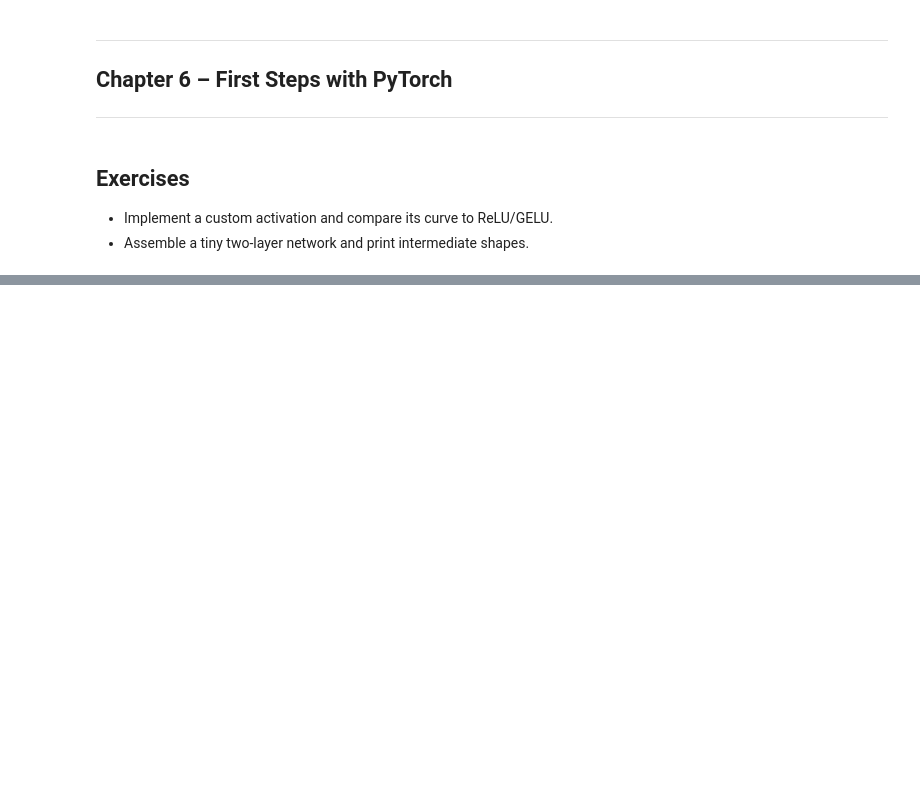
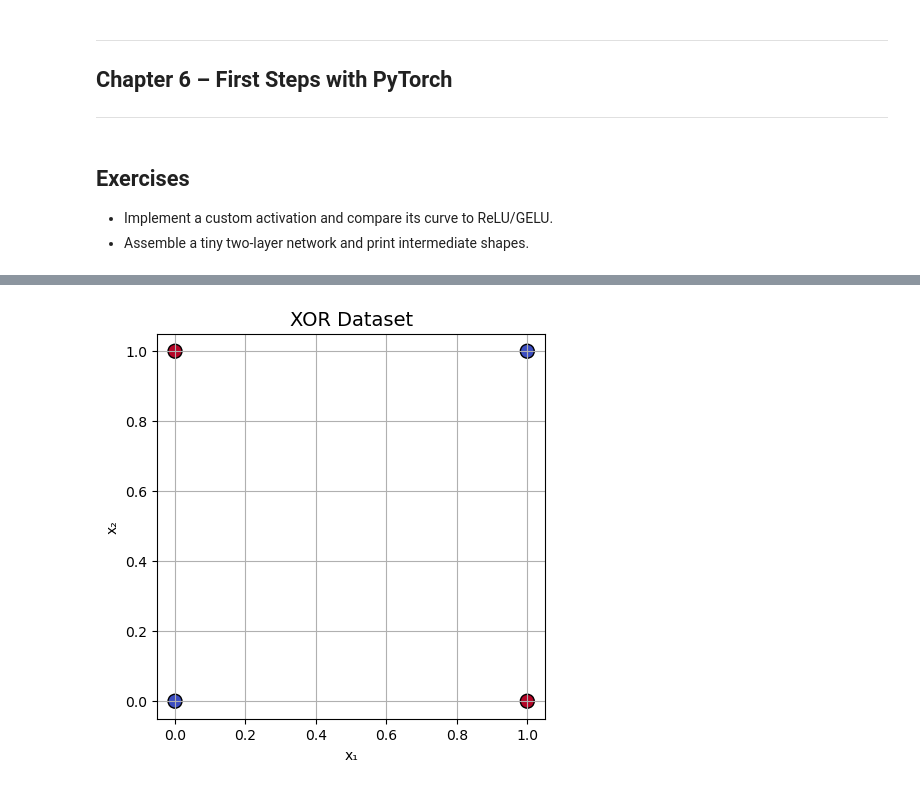
Before and after one commit to FranQuant/pytorch_dl_apps, a Jupyter notebook: part2_pytorch_basics/exercises_challenges/exercises_ch6_neurons_activations.ipynb, the cells around one changed output, grey strips where cells are left out. Cells and saved outputs as stored; diff of their text form; code cells hidden in the pictures; blank space fills up the shorter version.

```diff
--- a/part2_pytorch_basics/exercises_challenges/exercises_ch6_neurons_activations.ipynb
+++ b/part2_pytorch_basics/exercises_challenges/exercises_ch6_neurons_activations.ipynb
@@ -18,0 +534,81 @@
+# %%
+# ============================================================
+# Challenge 1 – XOR Classification
+# ============================================================
+
+import torch.optim as optim
+
+
+# Reproducibility
+torch.manual_seed(42)
+
+# ------------------------------------------------------------
+# 1. Generate XOR dataset
+# ------------------------------------------------------------
+X = torch.tensor([[0., 0.],
+                  [0., 1.],
+                  [1., 0.],
+                  [1., 1.]])
+y = torch.tensor([[0.],
+                  [1.],
+                  [1.],
+                  [0.]])
+
+# Plot dataset
+plt.figure(figsize=(5, 5))
+plt.scatter(X[:, 0], X[:, 1], c=y.squeeze(), cmap="coolwarm", s=100, edgecolors='k')
+plt.title("XOR Dataset", fontsize=14)
+plt.xlabel("x₁")
+plt.ylabel("x₂")
+plt.grid(True)
+plt.show()
+
+# ------------------------------------------------------------
+# 2. Logistic Regression (Linear Model)
+# ------------------------------------------------------------
+log_reg = nn.Sequential(
+    nn.Linear(2, 1),
+    nn.Sigmoid()
+)
+
+criterion = nn.BCELoss()
+optimizer = optim.SGD(log_reg.parameters(), lr=0.1)
+
+for epoch in range(2000):
+    optimizer.zero_grad()
+    y_pred = log_reg(X)
+    loss = criterion(y_pred, y)
+    loss.backward()
+    optimizer.step()
+
+print(f"Final Logistic Loss: {loss.item():.4f}")
+
+# Evaluate predictions
+pred_lr = (log_reg(X) > 0.5).float()
+print("Logistic Regression Predictions:\n", pred_lr.squeeze())
+
+# ------------------------------------------------------------
+# 3. Two-Layer ReLU MLP
+# ------------------------------------------------------------
+mlp = nn.Sequential(
+    nn.Linear(2, 4),   # hidden width = 4
+    nn.ReLU(),
+    nn.Linear(4, 1),
+    nn.Sigmoid()
+)
+
+criterion = nn.BCELoss()
+optimizer = optim.SGD(mlp.parameters(), lr=0.1)
+
+for epoch in range(5000):
+    optimizer.zero_grad()
+    y_pred = mlp(X)
+    loss = criterion(y_pred, y)
+    loss.backward()
+    optimizer.step()
+
+print(f"Final MLP Loss: {loss.item():.4f}")
+pred_mlp = (mlp(X) > 0.5).float()
+print("MLP Predictions:\n", pred_mlp.squeeze())
+# %% [output]
+[figure, added]
```
Also changed, not shown: parts of 41 cells of this notebook, 1 other file.
